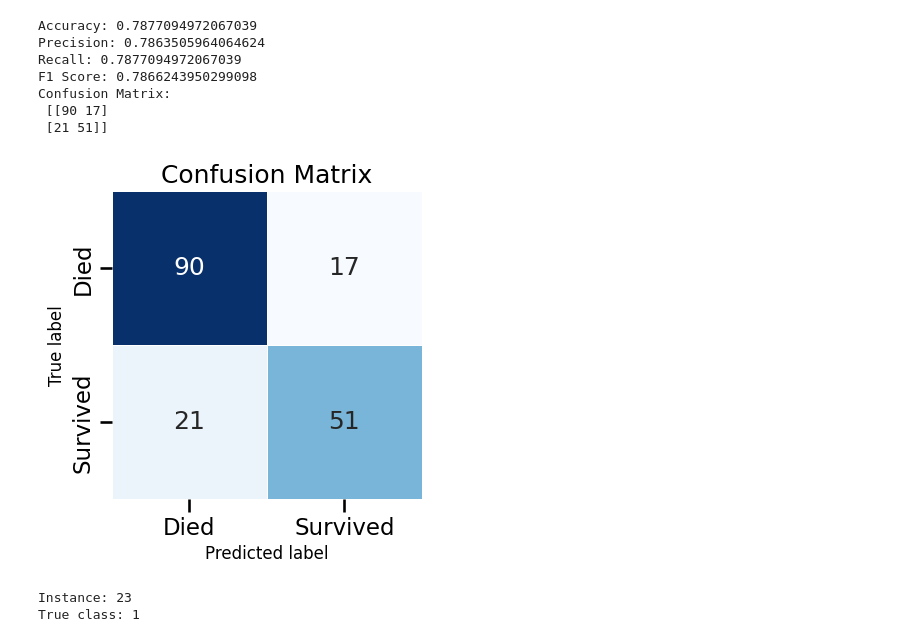
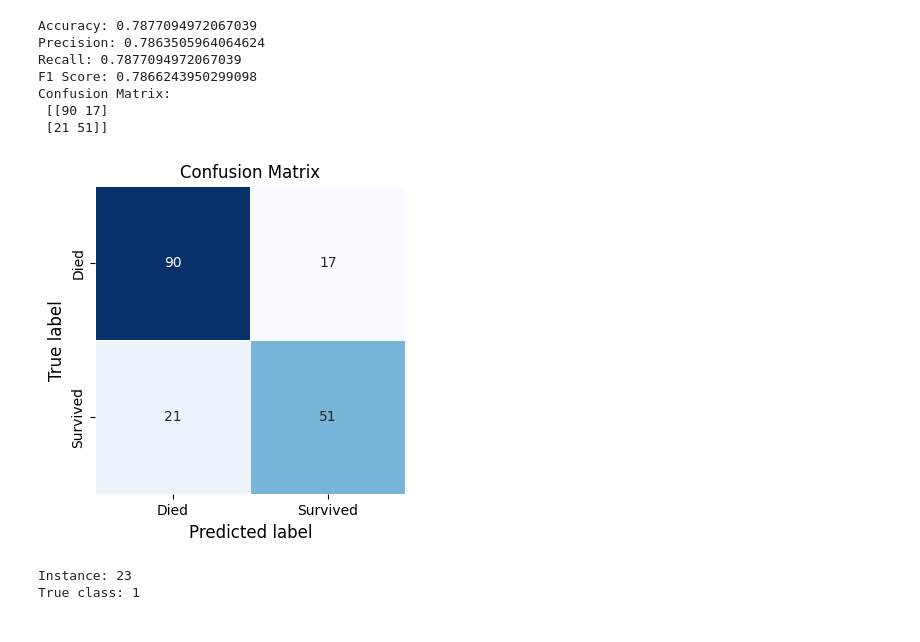
Before and after one commit to Naviden/Introduction-to-XAI, a Jupyter notebook: Tools/LIME_examples/LIME_tabular.ipynb, the cells around one changed output. Saved outputs shown, nothing was run; the diff lists cells and outputs as text; code cells hidden in the pictures.

```diff
--- a/Tools/LIME_examples/LIME_tabular.ipynb
+++ b/Tools/LIME_examples/LIME_tabular.ipynb
@@ -122,30 +122,28 @@ Confusion Matrix:
 # %%
 class_names = ['Died', 'Survived']
 
 conf_matrix_df = pd.DataFrame(conf_matrix,
                               index=class_names,
                               columns=class_names)
 
-sns.set_context('talk')
 
-# Create the heatmap with a smaller figure size
+# Create the heatmap
 plt.figure(figsize=(4, 4))
 heatmap = sns.heatmap(conf_matrix_df,
                       annot=True,
                       fmt='d',
                       cmap='Blues',
                       linewidths=.5,
                       cbar=False)
 
 # Add labels and title
 plt.ylabel('True label', fontsize=12)
 plt.xlabel('Predicted label', fontsize=12)
 plt.title('Confusion Matrix')
 
-# Show the plot without the color bar (legend)
 plt.show()
 # %% [output]
-[figure, old version]
+[figure, new version]
 # %%
 # Create a LIME Tabular Explainer
 explainer = LimeTabularExplainer(X_train.values,
```
Also changed, not shown: parts of 10 cells of this notebook, 2 other files.
